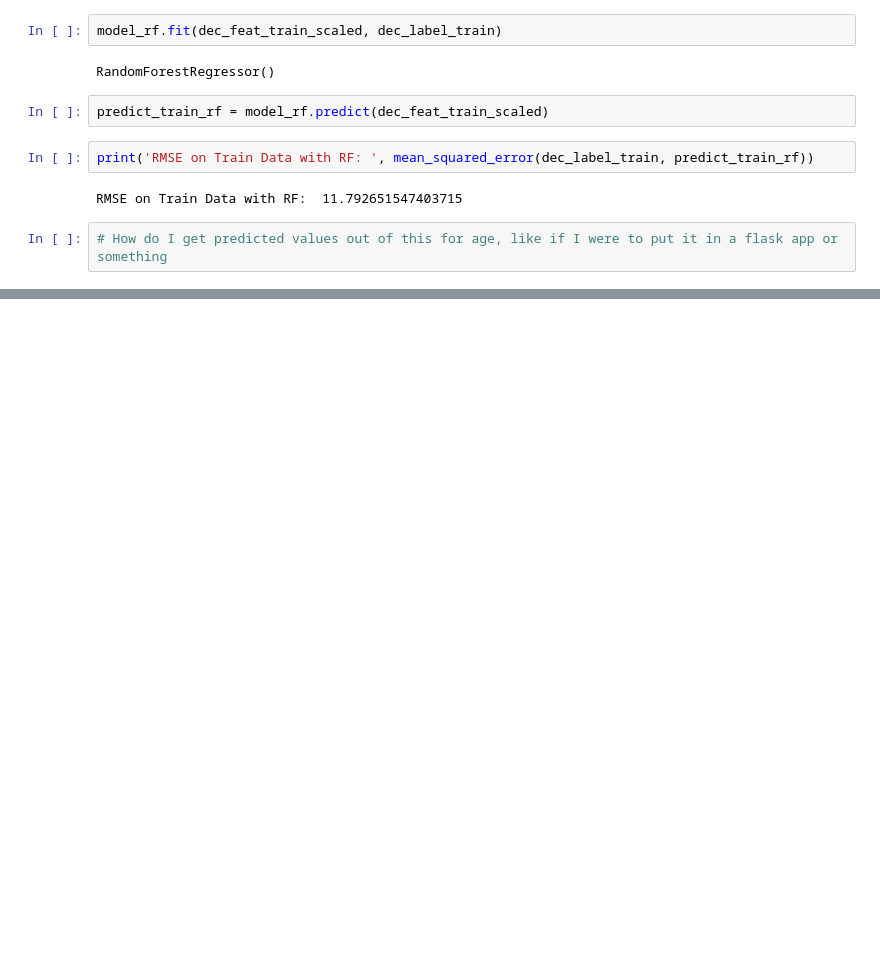
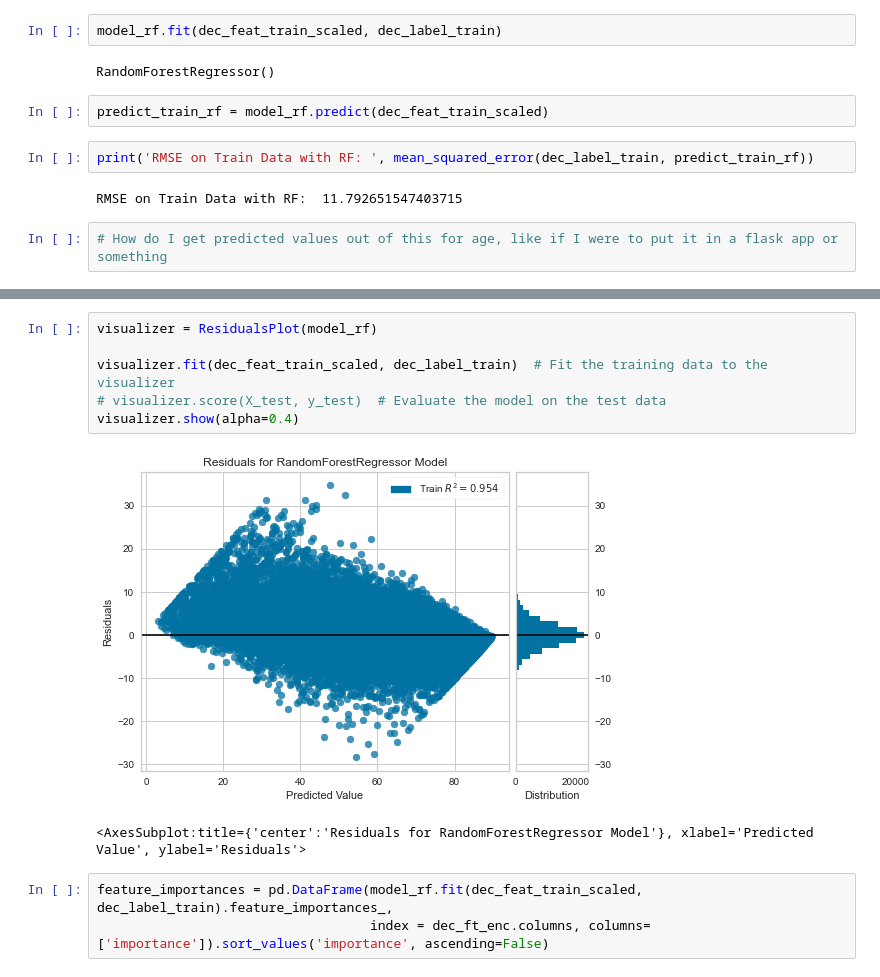
Before and after one commit to beckyepeters/life-expectancy-predictions, a Jupyter notebook: NLMS.ipynb, the cells around one changed output, grey strips where cells are left out. Cells and saved outputs as stored; diff of their text form; blank space fills up the shorter version.

```diff
--- a/NLMS.ipynb
+++ b/NLMS.ipynb
@@ -395,0 +383,12 @@ RMSE on Train Data with RF:  11.792651547403715
+# %%
+visualizer = ResidualsPlot(model_rf)
+
+visualizer.fit(dec_feat_train_scaled, dec_label_train)  # Fit the training data to the visualizer
+# visualizer.score(X_test, y_test)  # Evaluate the model on the test data
+visualizer.show(alpha=0.4)
+# %% [output]
+[figure, added]
+<AxesSubplot:title={'center':'Residuals for RandomForestRegressor Model'}, xlabel='Predicted Value', ylabel='Residuals'>
+# %%
+feature_importances = pd.DataFrame(model_rf.fit(dec_feat_train_scaled, dec_label_train).feature_importances_,
+                                   index = dec_ft_enc.columns, columns=['importance']).sort_values('importance', ascending=False)
```
Also changed, not shown: parts of 25 cells of this notebook, 2 other files.
